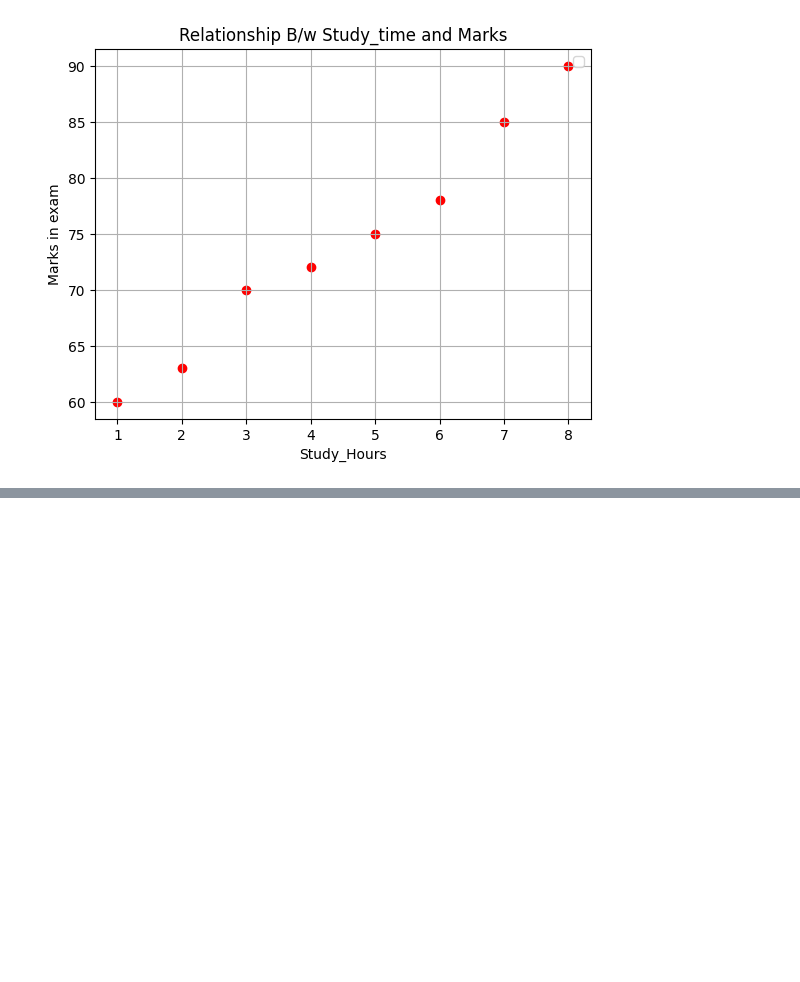
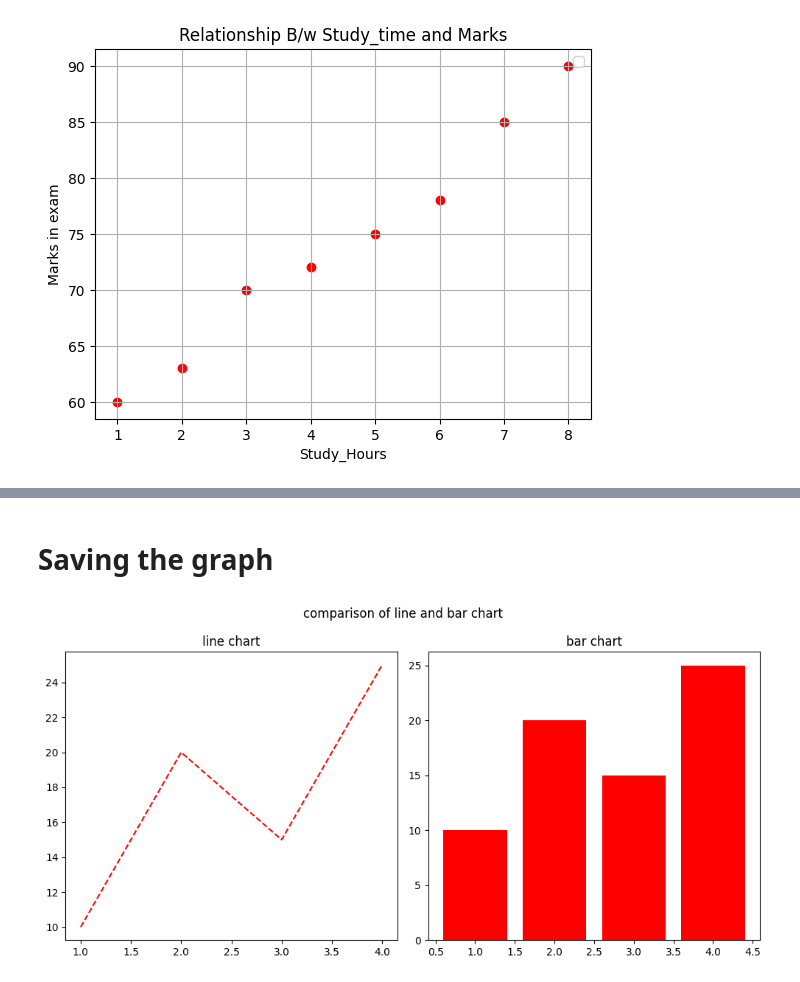
Before and after one commit to Pritish1607Tiwari/Python_Learning, a Jupyter notebook: MATPLOTLIB/Basics.ipynb, the cells around one changed output, grey strips where cells are left out. Saved outputs shown, nothing was run; the diff lists cells and outputs as text; code cells hidden in the pictures; blank space fills up the shorter version.

```diff
--- a/MATPLOTLIB/Basics.ipynb
+++ b/MATPLOTLIB/Basics.ipynb
@@ -106,0 +148,16 @@ plt.show()
+# %% [markdown]
+# Saving the graph
+# %%
+fig , ax = plt.subplots(1,2,figsize=(10,5))
+ax[0].plot(x,y, linestyle="--",color="red")
+ax[0].set_title("line chart")
+
+ax[1].bar(x,y,color="red")
+ax[1].set_title("bar chart")
+plt.suptitle("comparison of line and bar chart")
+plt.tight_layout()
+
+plt.savefig("line & bar graph.png",dpi=300,bbox_inches="tight")
+plt.show()
+# %% [output]
+[figure, added]
```
Also changed, not shown: parts of 5 cells of this notebook, 1 other file.
